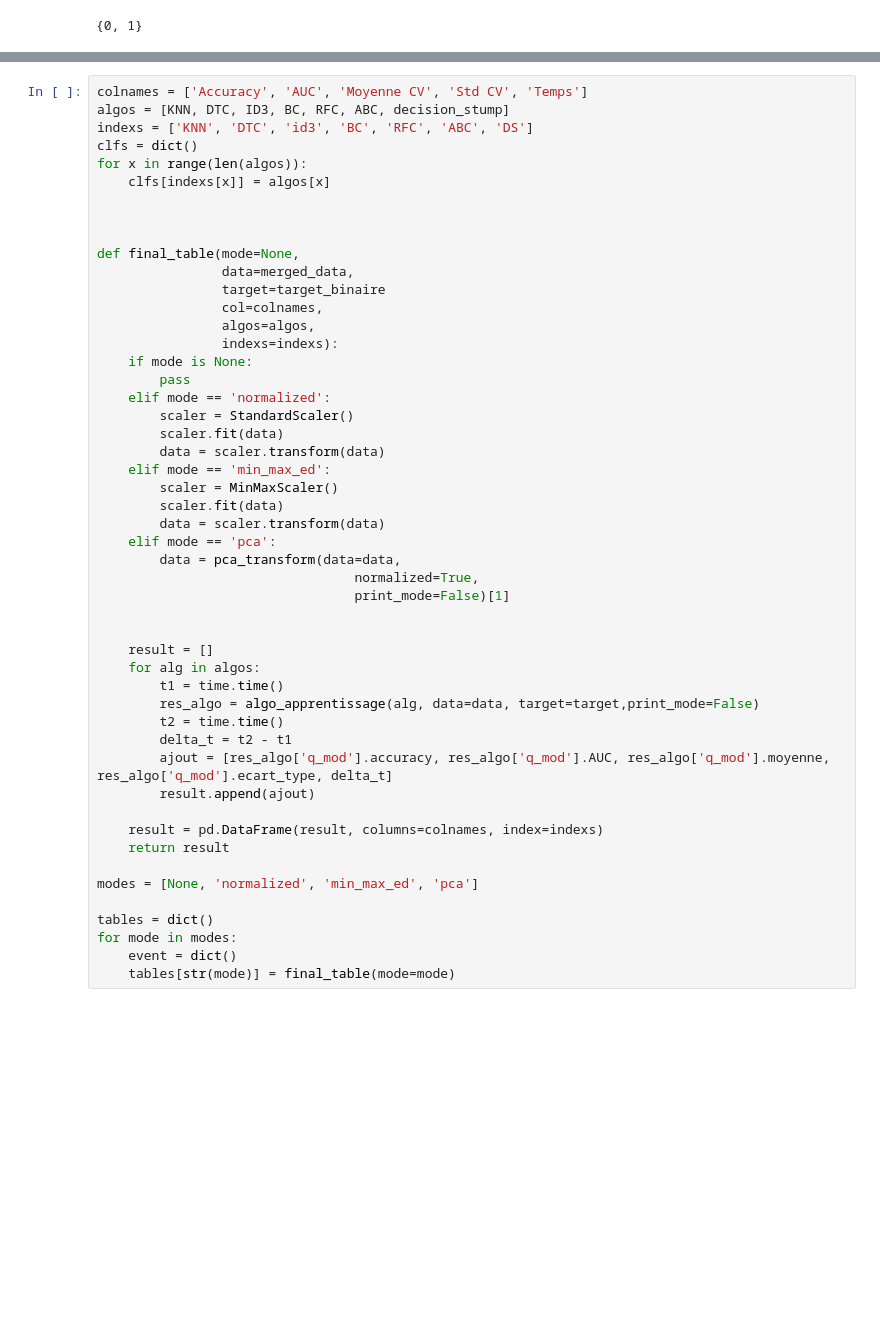
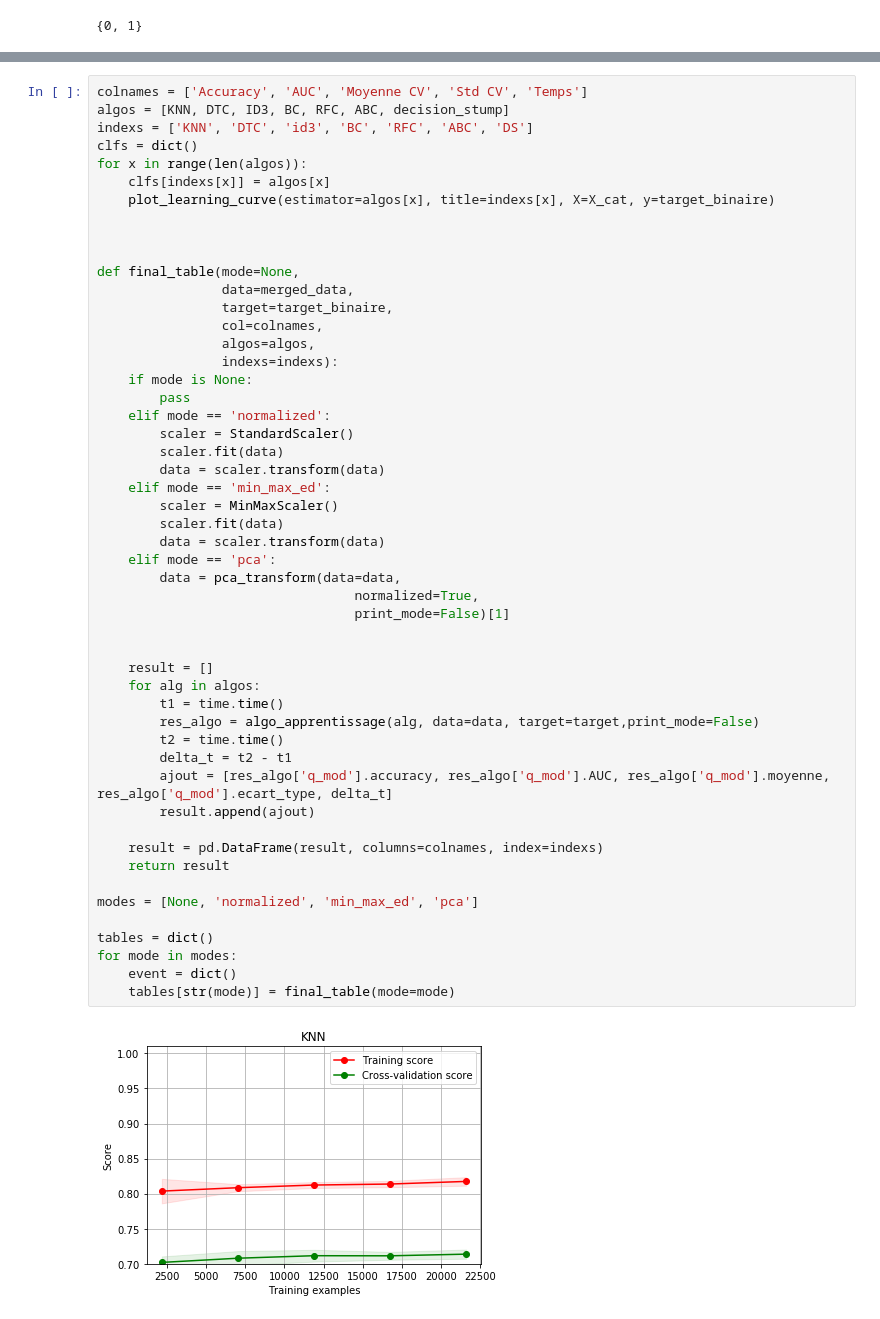
Before and after one commit to LRobergeon/TP_AccidentsRouteLyon, a Jupyter notebook: code/ML.py.ipynb, the cells around one changed output, grey strips where cells are left out. Drawn from its saved outputs; the diff is of its cells as text; blank space fills up the shorter version.

```diff
--- a/code/ML.py.ipynb
+++ b/code/ML.py.ipynb
@@ -337,12 +339,13 @@ indexs = ['KNN', 'DTC', 'id3', 'BC', 'RFC', 'ABC', 'DS']
 clfs = dict()
 for x in range(len(algos)):
     clfs[indexs[x]] = algos[x]
+    plot_learning_curve(estimator=algos[x], title=indexs[x], X=X_cat, y=target_binaire)
 
 
 
 def final_table(mode=None,
                 data=merged_data,
-                target=target_binaire
+                target=target_binaire,
                 col=colnames,
                 algos=algos,
                 indexs=indexs):
@@ -354,30 +357,31 @@ def final_table(mode=None,
         data = scaler.transform(data)
     elif mode == 'min_max_ed':
         scaler = MinMaxScaler()
         scaler.fit(data)
         data = scaler.transform(data)
     elif mode == 'pca':
         data = pca_transform(data=data,
                                  normalized=True,
                                  print_mode=False)[1]
 
 
     result = []
     for alg in algos:
         t1 = time.time()
         res_algo = algo_apprentissage(alg, data=data, target=target,print_mode=False)
         t2 = time.time()
         delta_t = t2 - t1
         ajout = [res_algo['q_mod'].accuracy, res_algo['q_mod'].AUC, res_algo['q_mod'].moyenne, res_algo['q_mod'].ecart_type, delta_t]
         result.append(ajout)
 
     result = pd.DataFrame(result, columns=colnames, index=indexs)
     return result
 
 modes = [None, 'normalized', 'min_max_ed', 'pca']
 
 tables = dict()
 for mode in modes:
     event = dict()
     tables[str(mode)] = final_table(mode=mode)
 # %% [output]
+[figure, added]
```
Also changed, not shown: parts of 13 cells of this notebook, 1 other file.
